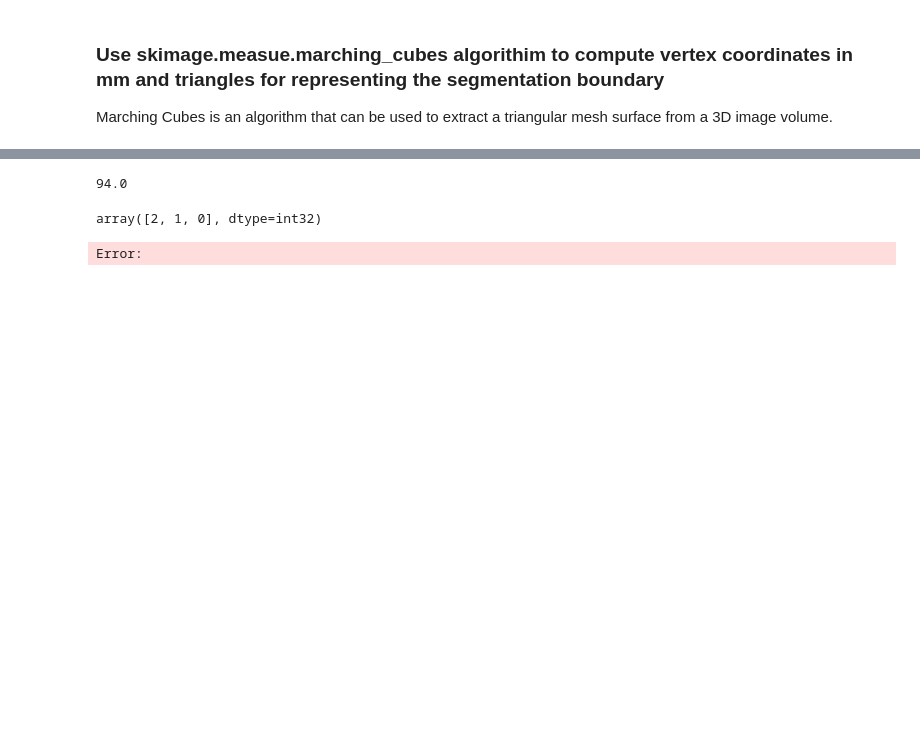
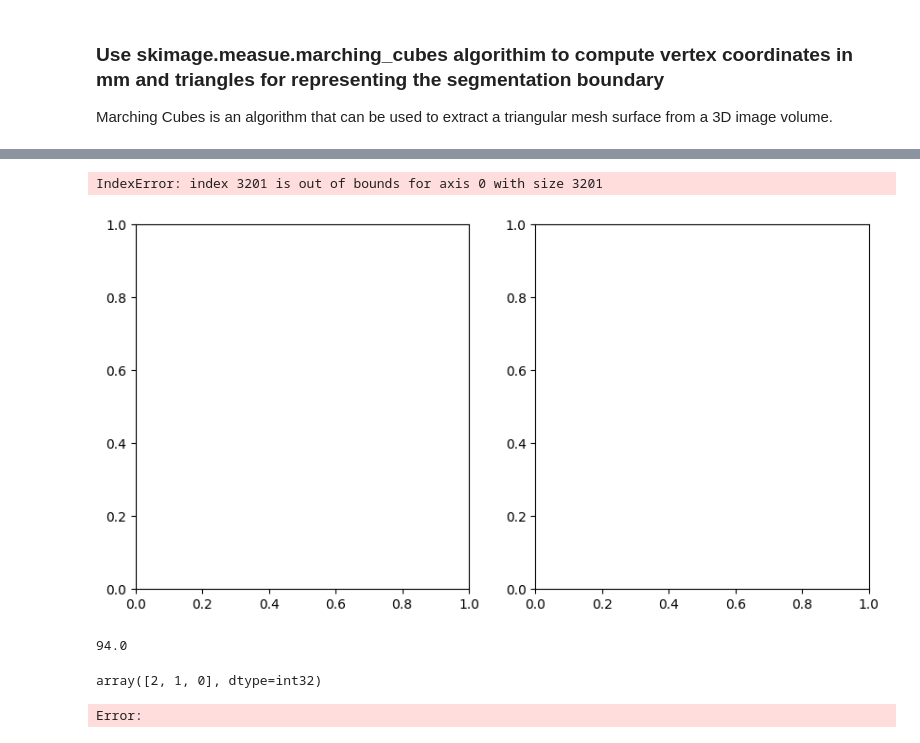
Before and after one commit to R-icntay/pgrf, a Jupyter notebook: CW1/task_1_2.ipynb, the cells around one changed output, grey strips where cells are left out. Saved outputs shown, nothing was run; the diff lists cells and outputs as text; code cells hidden in the pictures; blank space fills up the shorter version.

```diff
--- a/CW1/task_1_2.ipynb
+++ b/CW1/task_1_2.ipynb
@@ -92,3 +140,36 @@ plt.show()
+# %%
+# Let's start easy and split this triangulated surface into 2 surfaces, left and right
+sagittal_plane = np.median(vertices[:, 0].flatten())
+
+import matplotlib.pyplot as plt
+from mpl_toolkits.mplot3d.art3d import Poly3DCollection
+
+
+# Split the vertices into left and right surfaces based on the x-coordinate
+vertices_left = vertices[vertices[:, 0] < sagittal_plane]
+vertices_right = vertices[vertices[:, 0] >= sagittal_plane]
+
+# Create a figure with two subplots
+fig, (ax1, ax2) = plt.subplots(1, 2, figsize=(10, 5))
+
+# Plot the left surface in the first subplot
+ax1.add_collection(Poly3DCollection(vertices_left[triangles], alpha=0.5, facecolor='blue'))
+ax1.set_title('Left Surface')
+ax1.set_xlabel('X (mm)')
+ax1.set_ylabel('Y (mm)')
+ax1.set_zlabel('Z (mm)')
+
+# Plot the right surface in the second subplot
+ax2.add_collection(Poly3DCollection(vertices_right[triangles], alpha=0.5, facecolor='red'))
+ax2.set_title('Right Surface')
+ax2.set_xlabel('X (mm)')
+ax2.set_ylabel('Y (mm)')
+ax2.set_zlabel('Z (mm)')
+
+plt.show()
+# %% [output]
+IndexError: index 3201 is out of bounds for axis 0 with size 3201
+[figure, added]
 # %%
 vertices[:,0].min(); vertices[:, 0].max()
 # %% [output]
```
Also changed, not shown: parts of 10 cells of this notebook.
